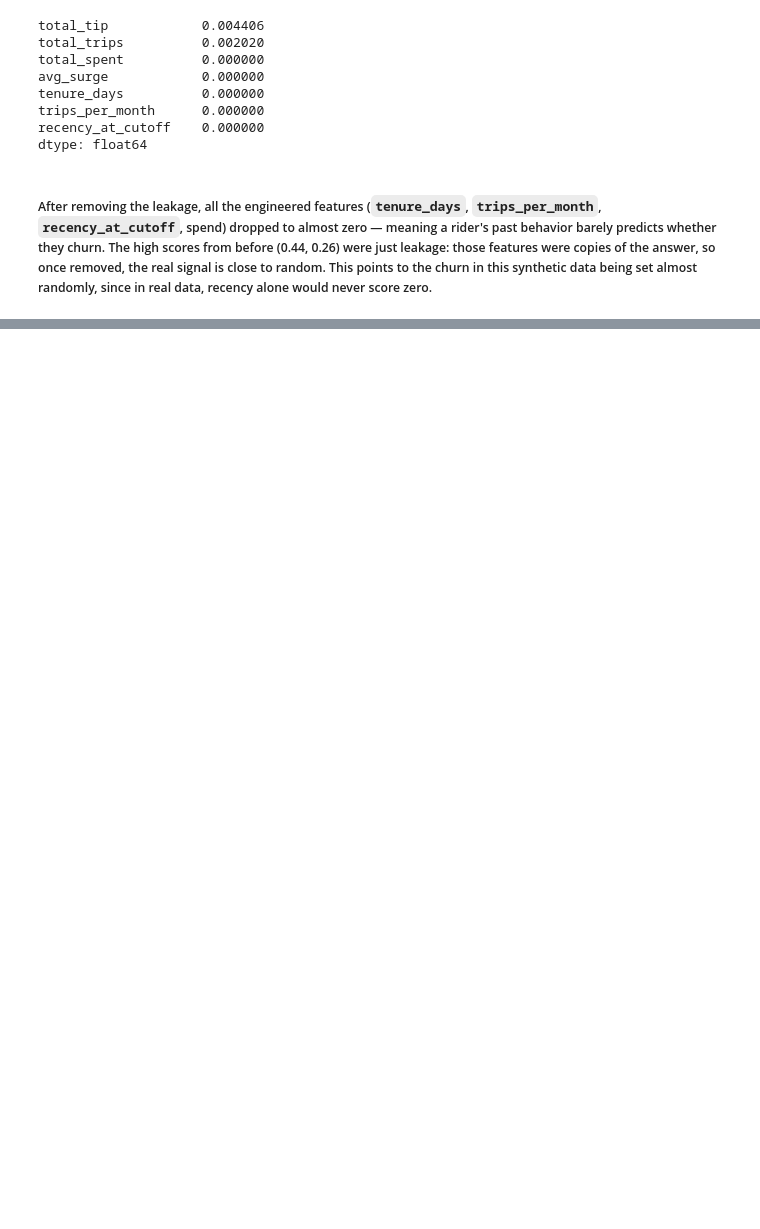
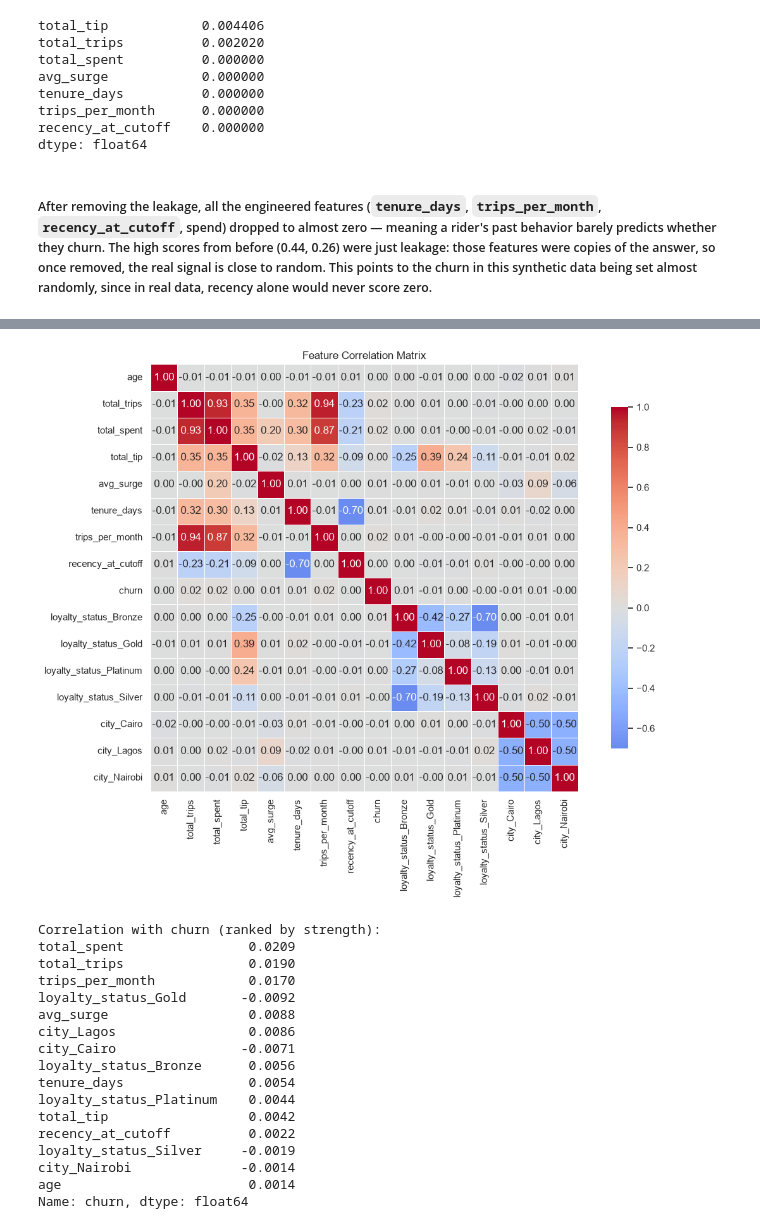
Before and after one commit to Opeyemi-io/Ridewise-Project, a Jupyter notebook: notebook/eda.ipynb, the cells around one changed output, grey strips where cells are left out. Saved outputs shown, nothing was run; the diff lists cells and outputs as text; code cells hidden in the pictures; blank space fills up the shorter version.

```diff
--- a/notebook/eda.ipynb
+++ b/notebook/eda.ipynb
@@ -1263,0 +1264,37 @@ print(master.columns.tolist())
+# %%
+# encode categoricals so they join the correlation
+df_corr = pd.get_dummies(master, columns=['loyalty_status', 'city'], dtype=int)
+corr = df_corr.corr()
+
+# ---- Heatmap (like before) ----
+plt.figure(figsize=(12, 9))
+sns.heatmap(corr, annot=True, fmt='.2f', cmap='coolwarm', center=0,
+            square=True, linewidths=0.5, cbar_kws={'shrink': 0.8})
+plt.title('Feature Correlation Matrix')
+plt.tight_layout()
+plt.show()
+
+# ---- Ranked churn correlation (text table) ----
+churn_corr = corr['churn'].drop('churn')
+churn_corr = churn_corr.reindex(churn_corr.abs().sort_values(ascending=False).index)
+print("Correlation with churn (ranked by strength):")
+print(churn_corr.round(4))
+# %% [output]
+[figure, added]
+Correlation with churn (ranked by strength):
+total_spent                0.0209
+total_trips                0.0190
+trips_per_month            0.0170
+loyalty_status_Gold       -0.0092
+avg_surge                  0.0088
+city_Lagos                 0.0086
+city_Cairo                -0.0071
+loyalty_status_Bronze      0.0056
+tenure_days                0.0054
+loyalty_status_Platinum    0.0044
+total_tip                  0.0042
+recency_at_cutoff          0.0022
+loyalty_status_Silver     -0.0019
+city_Nairobi              -0.0014
+age                        0.0014
+Name: churn, dtype: float64
```
Also changed, not shown: parts of 15 cells of this notebook.
